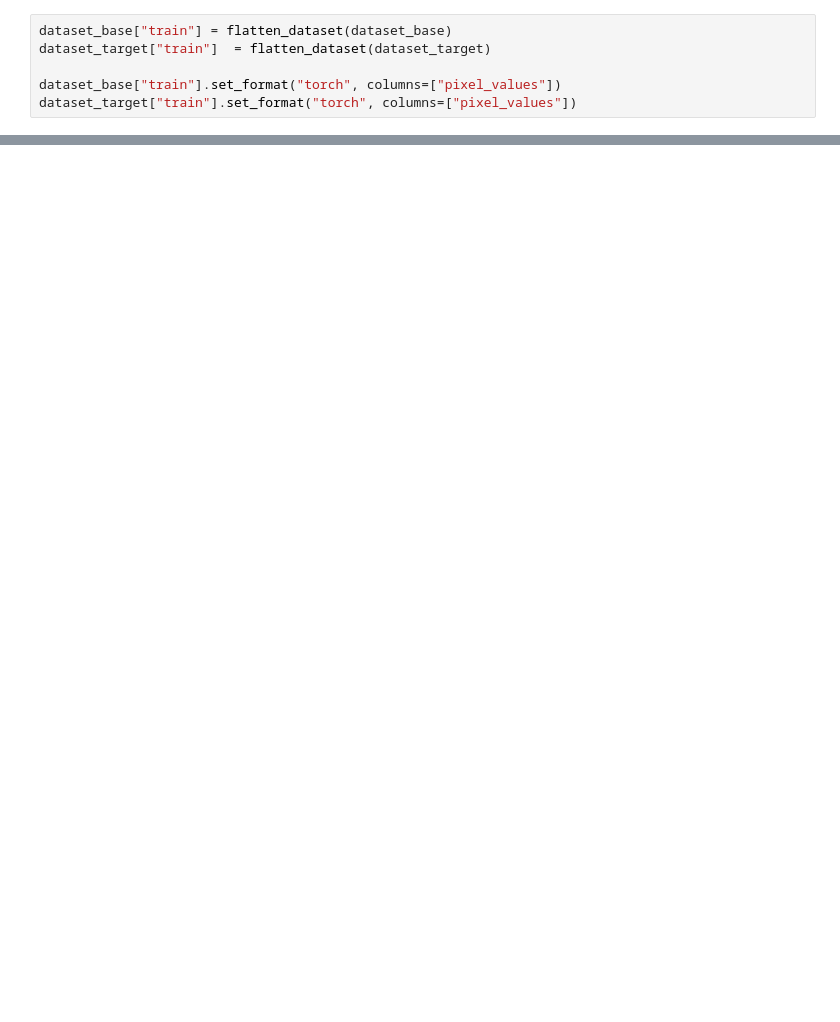
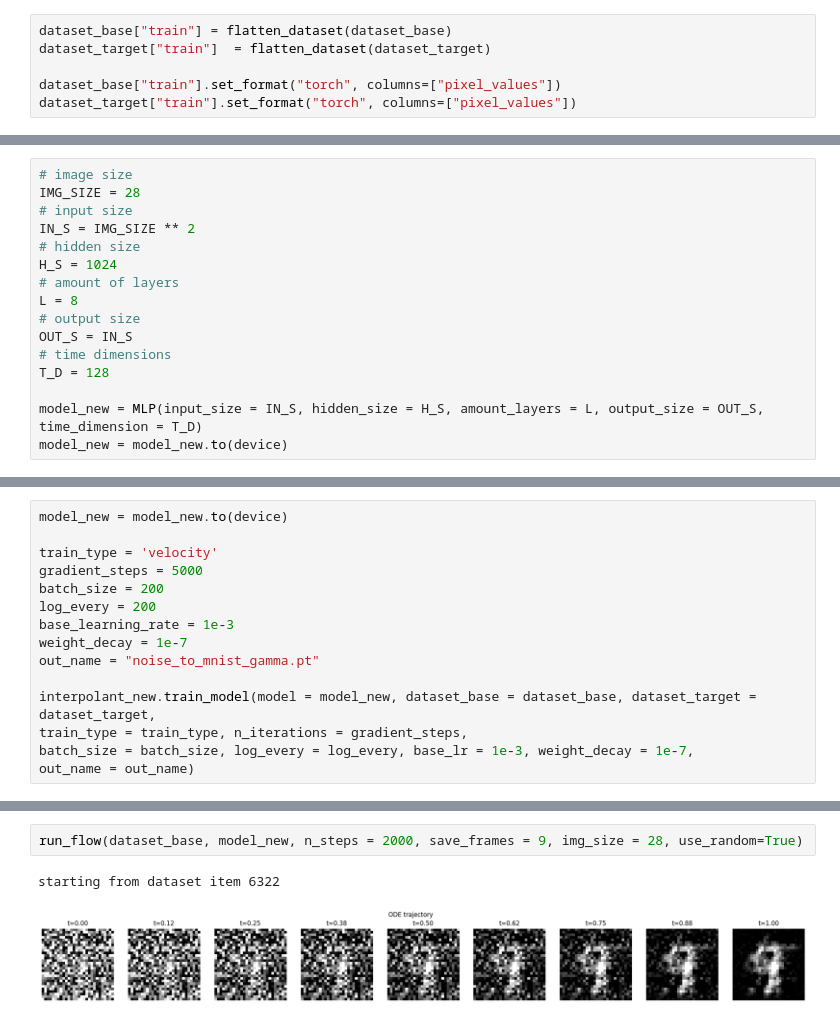
Before and after one commit to nathanjunguw/flow_matching, a Jupyter notebook: perceptron_interpolants.ipynb, the cells around one changed output, grey strips where cells are left out. Saved outputs shown, nothing was run; the diff lists cells and outputs as text; blank space fills up the shorter version.

```diff
--- a/perceptron_interpolants.ipynb
+++ b/perceptron_interpolants.ipynb
@@ -91,0 +94,16 @@ starting from dataset item 4475
+# %%
+# image size
+IMG_SIZE = 28
+# input size
+IN_S = IMG_SIZE ** 2
+# hidden size
+H_S = 1024
+# amount of layers
+L = 8
+# output size
+OUT_S = IN_S
+# time dimensions
+T_D = 128
+
+model_new = MLP(input_size = IN_S, hidden_size = H_S, amount_layers = L, output_size = OUT_S, time_dimension = T_D)
+model_new = model_new.to(device)
@@ -91,0 +112,15 @@ starting from dataset item 4475
+# %%
+model_new = model_new.to(device)
+
+train_type = 'velocity'
+gradient_steps = 5000
+batch_size = 200
+log_every = 200
+base_learning_rate = 1e-3
+weight_decay = 1e-7
+out_name = "noise_to_mnist_gamma.pt"
+
+interpolant_new.train_model(model = model_new, dataset_base = dataset_base, dataset_target = dataset_target,
+train_type = train_type, n_iterations = gradient_steps,
+batch_size = batch_size, log_every = log_every, base_lr = 1e-3, weight_decay = 1e-7,
+out_name = out_name)
@@ -91,0 +145,5 @@ starting from dataset item 4475
+# %%
+run_flow(dataset_base, model_new, n_steps = 2000, save_frames = 9, img_size = 28, use_random=True)
+# %% [output]
+starting from dataset item 6322
+[figure, added]
```
Also changed, not shown: parts of 15 cells of this notebook, 1 other file.
